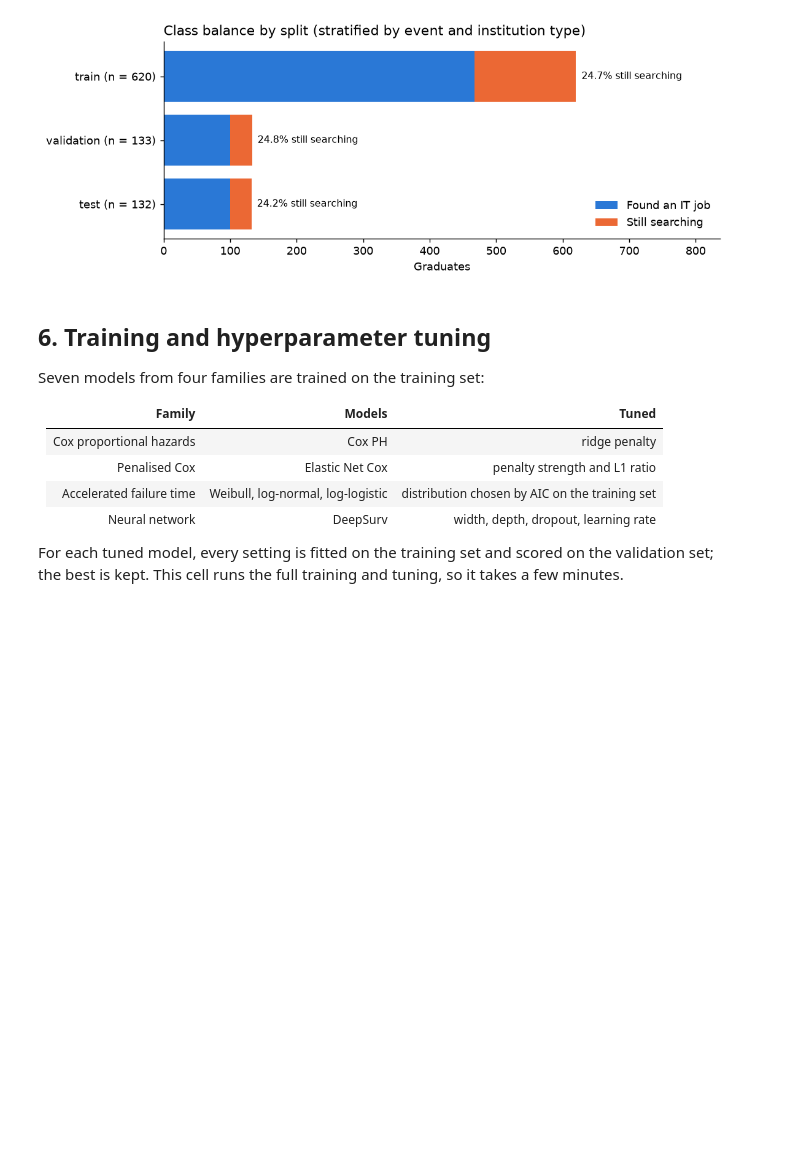
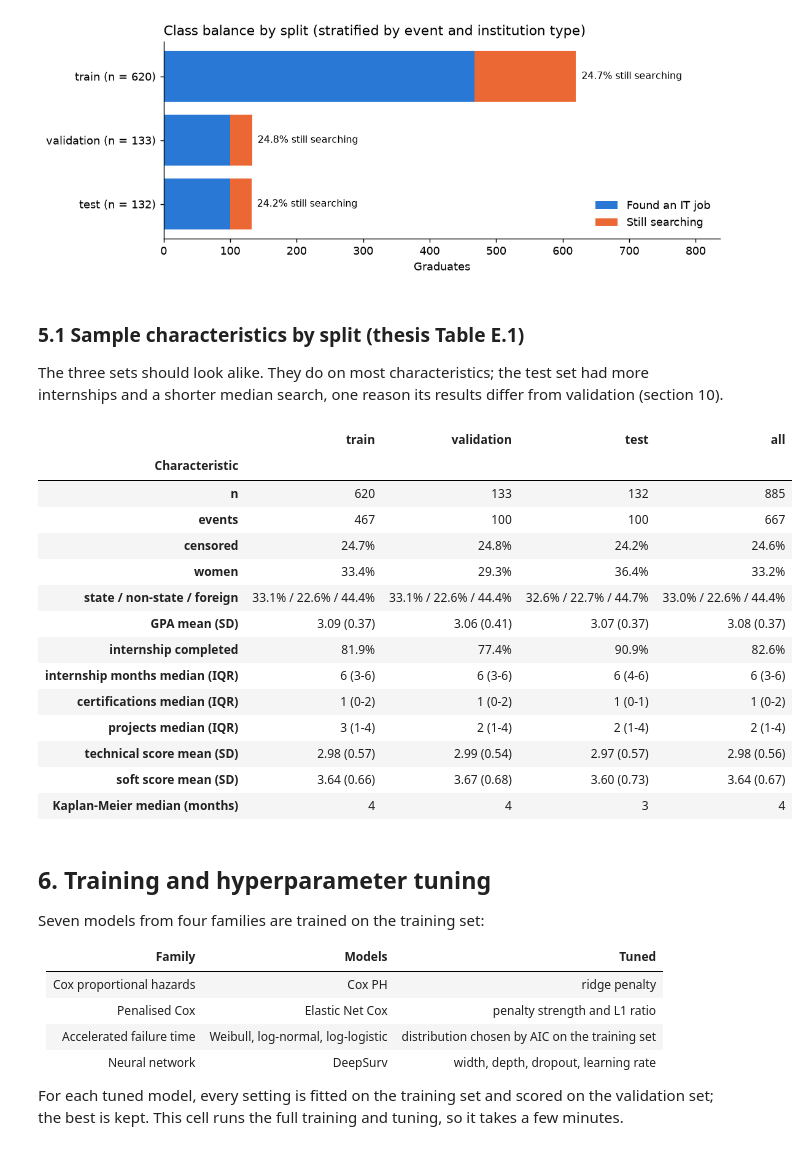
Before and after one commit to ShaznaSalman/final-research-employability-survival_COBSCCOMP24.2P019, a Jupyter notebook: notebooks/research_walkthrough.ipynb, the cells around one changed output. Drawn from its saved outputs; the diff is of its cells as text; code cells hidden in the pictures; blank space fills up the shorter version.

```diff
--- a/notebooks/research_walkthrough.ipynb
+++ b/notebooks/research_walkthrough.ipynb
@@ -480,6 +540,30 @@ show_fig(fig)
 | 1 | validation | 133 | 100 | 33 | 24.8% |
 | 2 | test | 132 | 100 | 32 | 24.2% |
 [figure]
+# %% [markdown]
+### 5.1 Sample characteristics by split (thesis Table E.1)
+
+The three sets should look alike. They do on most characteristics; the test set had more internships and a shorter
+median search, one reason its results differ from validation (section 10).
+# %%
+# ---- Characteristics of each split, and all graduates (core/construct_validity.py) -------------------------------
+display(construct_validity.split_characteristics(construct_validity.with_scores(with_split)))
+# %% [output]
+|  | train | validation | test | all |
+| Characteristic |  |  |  |  |
+| n | 620 | 133 | 132 | 885 |
+| events | 467 | 100 | 100 | 667 |
+| censored | 24.7% | 24.8% | 24.2% | 24.6% |
+| women | 33.4% | 29.3% | 36.4% | 33.2% |
+| state / non-state / foreign | 33.1% / 22.6% / 44.4% | 33.1% / 22.6% / 44.4% | 32.6% / 22.7% / 44.7% | 33.0% / 22.6% / 44.4% |
+| GPA mean (SD) | 3.09 (0.37) | 3.06 (0.41) | 3.07 (0.37) | 3.08 (0.37) |
+| internship completed | 81.9% | 77.4% | 90.9% | 82.6% |
+| internship months median (IQR) | 6 (3-6) | 6 (3-6) | 6 (4-6) | 6 (3-6) |
+| certifications median (IQR) | 1 (0-2) | 1 (0-2) | 1 (0-1) | 1 (0-2) |
+| projects median (IQR) | 3 (1-4) | 2 (1-4) | 2 (1-4) | 2 (1-4) |
+| technical score mean (SD) | 2.98 (0.57) | 2.99 (0.54) | 2.97 (0.57) | 2.98 (0.56) |
+| soft score mean (SD) | 3.64 (0.66) | 3.67 (0.68) | 3.60 (0.73) | 3.64 (0.67) |
+| Kaplan-Meier median (months) | 4 | 4 | 3 | 4 |
 # %% [markdown]
 ## 6. Training and hyperparameter tuning
 
```
Also changed, not shown: parts of 30 cells of this notebook, 3 other files.
